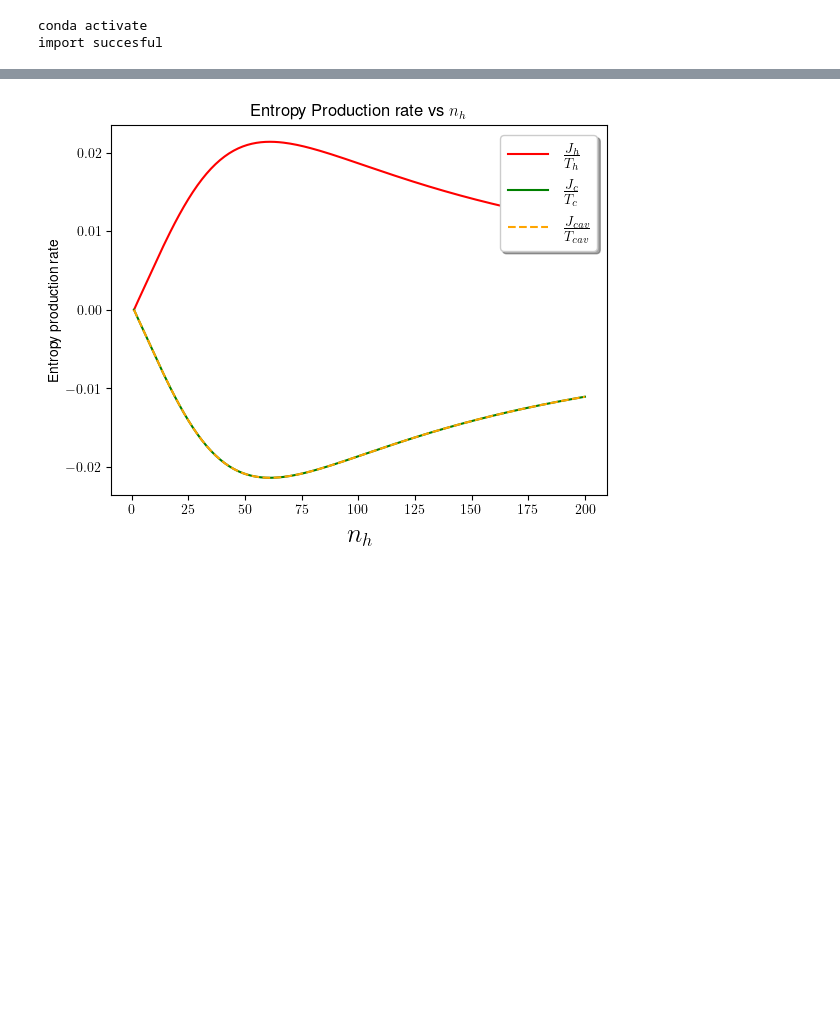
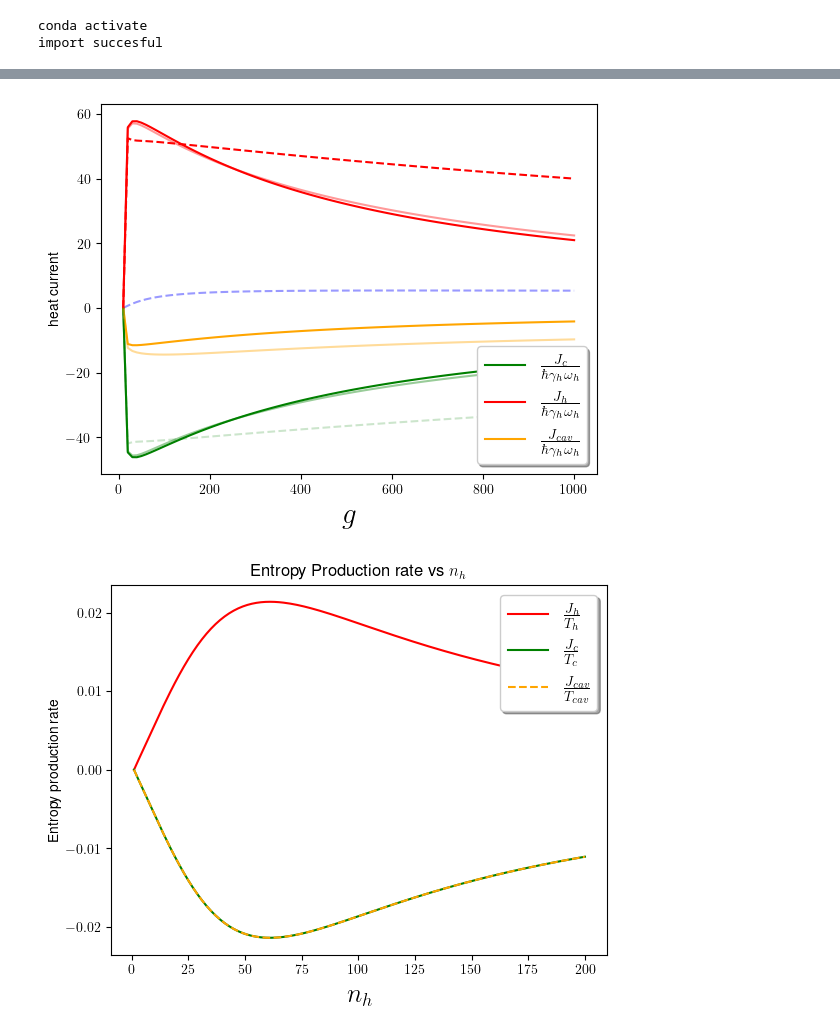
Before and after one commit to SanderStammbach/Sanders-Studium, a Jupyter notebook: Master-Arbeit/main2.ipynb, the cells around one changed output, grey strips where cells are left out. Saved outputs shown, nothing was run; the diff lists cells and outputs as text; code cells hidden in the pictures; blank space fills up the shorter version.

```diff
--- a/Master-Arbeit/main2.ipynb
+++ b/Master-Arbeit/main2.ipynb
@@ -1136,7 +1277,7 @@ gamma_h = gamma_c = 1
 g = 1
 
 kappa = 1/14
-step=0.1
+step=0.01
 Delta1=0
 Delta2=0
 anzahl=100
@@ -1223,0 +1364,82 @@ print(Energie_vs_nh_f[0],Energie_vs_nh_f[1])
+# %%
+Delta1=Delta2=0
+gamma_h = gamma_c = 1
+
+nc = ncav = 0.0
+
+step=10
+Delta1=0
+Delta2=0
+anzahl=100
+
+nc=nf=0
+
+f=0.2
+nh=0
+Energie_vs_g=[]
+Energie_vs_g_f=[]
+g=14*kappa
+n_list=[]
+g_list=[]
+J_h_list=[]
+J_h2_list=[]
+J_c_list=[]
+J_cav_list=[]
+J_tot_list=[]
+Energie_vs_nh=[]
+nh_list=[]
+Tot=[]
+P_list_f=[]
+P_ana=[]
+#P_list=Diverse_Loups.P(H_free, Trans_12, Trans_13, Trans_23, a, nh,nf,nc,h,kb,gamma_h,gamma_c,kappa,c_op_list,omega_d,omega_f ,proj_2,0,anzahl,step)
+#P_list_f=Diverse_Loups.P(H_free, Trans_12, Trans_13, Trans_23, a, nh,nf,nc,h,kb,gamma_h,gamma_c,kappa,c_op_list,omega_d,omega_f ,proj_2,f,anzahl,step)
+n_list=(Diverse_Loups.EquationOfMotion3(Delta1 , Delta2 , 1 , nh, ncav , nc, gamma_c, gamma_h, g ,kappa,anzahl,step,"nh"))
+n_f_list=(Diverse_Loups.EquationOfMotion3(Delta1 , Delta2 , f , nh, ncav , nc, gamma_c, gamma_h, g ,kappa,anzahl,step,"nh"))
+for i in range(anzahl):
+
+
+    list_temp=[]
+    list_temp=Diverse_Loups.EnergieCalculator_mit_faktor(g,H_free, Trans_12, Trans_13, Trans_23, a, nh,nf,nc,h,kb,gamma_h,gamma_c,kappa,omega_d,proj_2,0,omega_f,omega_2)
+    Energie_vs_g.append(list_temp)
+
+
+    list_temp2=[]
+    list_temp2=Diverse_Loups.EnergieCalculator_mit_faktor(g,H_free, Trans_12, Trans_13, Trans_23, a, nh,nf,nc,h,kb,gamma_h,gamma_c,kappa,omega_d,proj_2,f,omega_f,omega_2)
+
+    Energie_vs_g_f.append(list_temp2)
+
+    Tot.append(list_temp[0]+list_temp[1]+list_temp[2])
+    J_cav_list.append(30*2*kappa*(nf-n_list[0][i]))
+    J_h_list.append(150*(nh*n_list[1][i]-(nh+1)*n_list[3][i]))
+    J_c_list.append(120*(nc*n_list[2][i]-(nc+1)*n_list[3][i]))
+    J_tot_list.append(J_c_list[i]+J_h_list[i]+J_cav_list[i])
+    P_ana.append(-2*30*f*(n_f_list[4][i]))
+    nh+=step
+    g_list.append(nh)
+
+
+fig2, ax = plt.subplots()
+ax.set_xlabel(r' $g$', fontsize=21)
+ax.set_ylabel('heat current')
+plt.title('')
+
+plt.plot(np.asarray(g_list)[:anzahl],np.asarray(P_ana)[:anzahl],'--',alpha=0.4,color='blue')
+plt.plot(np.asarray(g_list)[:anzahl],np.asarray(Energie_vs_g)[:anzahl,1],'-',color='green',label=r' $\frac{J_{c}}{\hbar\gamma_h \omega_{h}}$')
+plt.plot(np.asarray(g_list)[:anzahl],np.asarray(Energie_vs_g)[:anzahl,0],'-',color='red',label=r' $\frac{J_{h}}{\hbar\gamma_h \omega_{h}}$')
+plt.plot(np.asarray(g_list)[:anzahl],np.asarray(Energie_vs_g)[:anzahl,2],'-',color='orange',label=r' $\frac{J_{cav}}{\hbar\gamma_h \omega_{h}}$')
+plt.plot(np.asarray(g_list)[:anzahl],np.asarray(Energie_vs_g_f)[:anzahl,0],'-',color='red',alpha=0.4)
+plt.plot(np.asarray(g_list)[:anzahl],np.asarray(Energie_vs_g_f)[:anzahl,2],'-',color='orange',alpha=0.4)
+plt.plot(np.asarray(g_list)[:anzahl],np.asarray(Energie_vs_g_f)[:anzahl,1],'-',color='green',alpha=0.4)
+#plt.plot(np.asarray(g_list)[:anzahl],np.asarray(J_tot_list)[:anzahl],'-',color='black',alpha=0.2,label=r' $\frac{J_{tot}}{\hbar\gamma_h \omega_{h}}$')
+#plt.plot(np.asarray(g_list)[:anzahl],np.asarray(P_list)[:anzahl],'-',color='blue',label=r'$\frac{P}{\hbar\gamma_h \omega_{h}}$')
+#plt.plot(np.asarray(g_list)[:anzahl],np.asarray(P_list_f)[:anzahl],'-',alpha=0.4,color='blue')
+plt.plot(np.asarray(g_list)[:anzahl],np.asarray(J_c_list)[:anzahl],'--',color='green',alpha=0.2)
+plt.plot(np.asarray(g_list)[:anzahl],np.asarray(J_h_list)[:anzahl],'--',color='red')
+#plt.plot(np.asarray(g_list)[:anzahl],np.asarray(J_cav_list)[:anzahl],'--',color='orange')
+
+#plt.plot(np.asarray(g_list)[:anzahl],np.asarray(Tot)[:anzahl],'-',color='black',alpha=0.2,label=r' $\frac{J_{tot}}{\hbar\gamma_h \omega_{h}}$')
+legend = ax.legend(loc='lower right', shadow=True, fontsize='x-large')
+legend.get_frame().set_facecolor('white')
+
+plt.show()
+# %% [output]
@@ -1224,3 +1463,4 @@ print(Energie_vs_nh_f[0],Energie_vs_nh_f[1])
+[figure, added]
 # %%
 Delta1=Delta2=0
 gamma_h = gamma_c = 1
```
Also changed, not shown: parts of 9 cells of this notebook, 17 other files.
